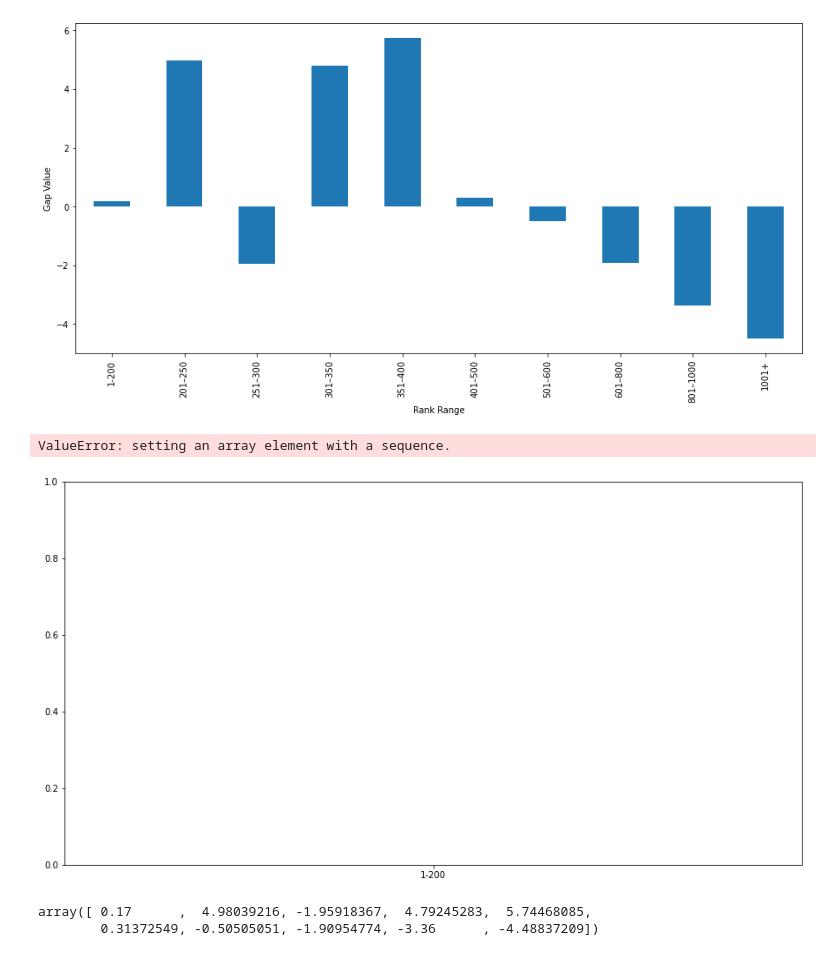
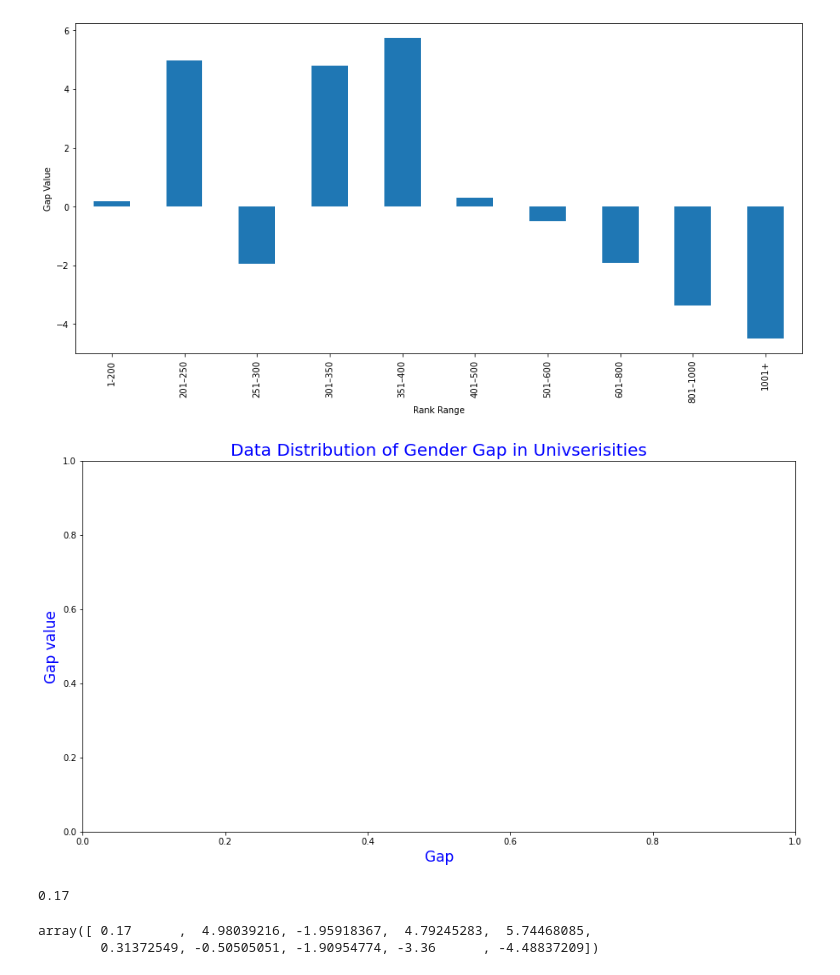
Before and after one commit to tatouti/DatabasePD, a Jupyter notebook: Erasmus_DataAnalysis.ipynb, the cells around one changed output. Cells and saved outputs as stored; diff of their text form; code cells hidden in the pictures.

```diff
--- a/Erasmus_DataAnalysis.ipynb
+++ b/Erasmus_DataAnalysis.ipynb
@@ -595,26 +595,26 @@ rank2019Range['genderGap'].plot(kind='bar',xlabel='Rank Range',ylabel='Gap Value
 # %%
 rank2019Range = rank2019.groupby('rank_range').mean()
 rank2019Range.loc[len(rank2019Range)] = rank2019Range.loc['1001+']
 rank2019Range=rank2019Range.drop('1001+')
 rank2019Range = rank2019Range.rename(index={10:'1001+'})
 
 
 fig, axs = plt.subplots()
 fig.set_size_inches([15, 8])
 
 ##Trouver le bon graph
 #axs.bar(x=rank2019Range.index,y=rank2019Range['genderGap'],color="blue",height=10)
-axs.bar(y=rank2019Range['genderGap'].values,x=rank2019Range.index,color="blue",height=10)
+#axs.bar(y=rank2019Range['genderGap'].values,x=rank2019Range.index,color="blue",height=10)
 
 axs.set_title("Data Distribution of Gender Gap in Univserisities", color="blue",fontsize=20)
 axs.set_xlabel("Gap", color="blue", fontsize=17)
 axs.set_ylabel("Gap value", color="blue", fontsize=17)
 
 plt.show()
 rank2019Range['genderGap'].iloc[0]
 # %% [output]
+[figure, new version]
-ValueError: setting an array element with a sequence.
+0.17
-[figure, old version]
 # %%
 rank2019Range['genderGap'].values
 # %% [output]
```
Also changed, not shown: parts of 3 cells of this notebook.
